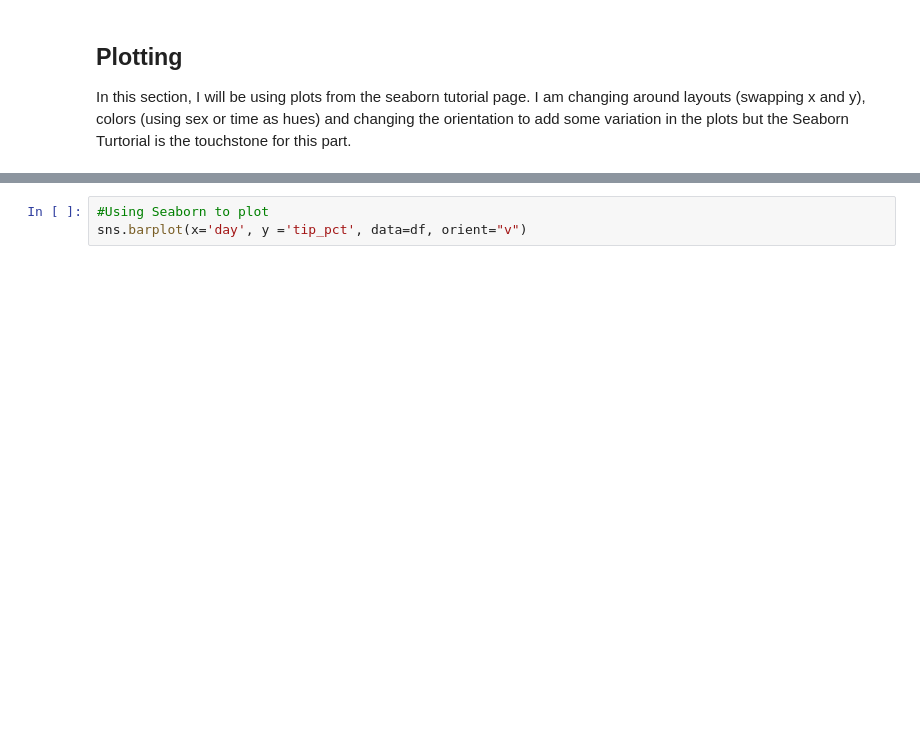
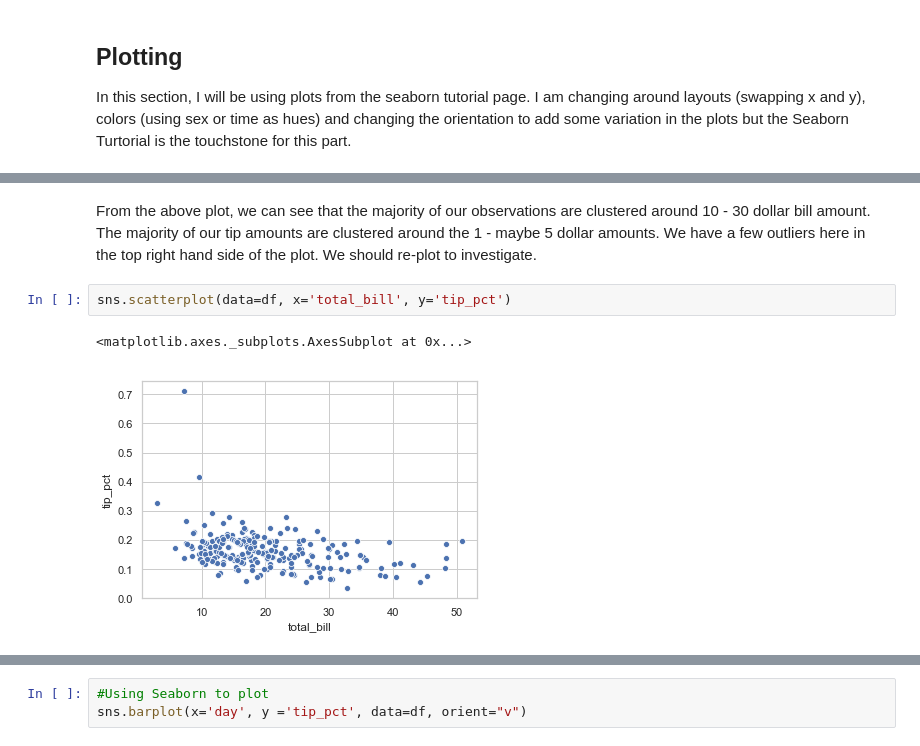
Before and after one commit to tomhealy1/Asssessment-Fundamentals-of-Data-Analysis-2019, a Jupyter notebook: Assessment for Fundamentals of Data Analysis 2019.ipynb, the cells around one changed output, grey strips where cells are left out. Drawn from its saved outputs; the diff is of its cells as text; blank space fills up the shorter version.

```diff
--- a/Assessment for Fundamentals of Data Analysis 2019.ipynb
+++ b/Assessment for Fundamentals of Data Analysis 2019.ipynb
@@ -457,0 +465,7 @@ In this section, I will be using plots from the seaborn tutorial page. I am chan
+# %% [markdown]
+From the above plot, we can see that the majority of our observations are clustered around 10 - 30 dollar bill amount. The majority of our tip amounts are clustered around the 1 - maybe 5 dollar amounts. We have a few outliers here in the top right hand side of the plot. We should re-plot to investigate.
+# %%
+sns.scatterplot(data=df, x='total_bill', y='tip_pct')
+# %% [output]
+<matplotlib.axes._subplots.AxesSubplot at 0x...>
+[figure, added]
```
Also changed, not shown: parts of 27 cells of this notebook.
